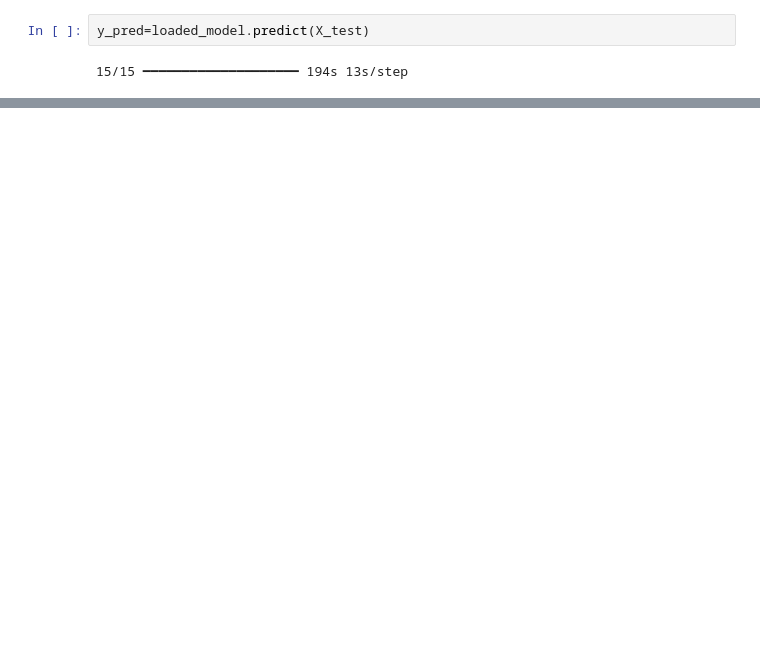
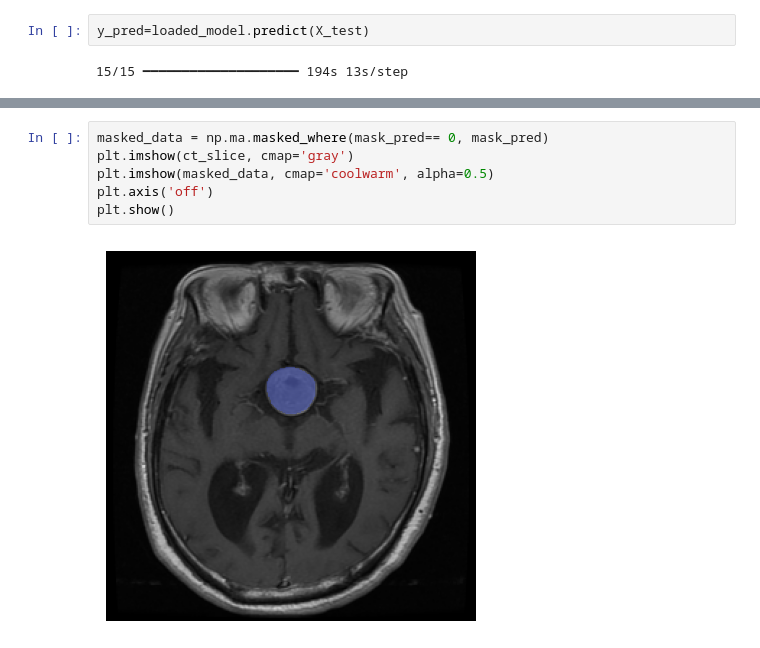
Before and after one commit to patrikpusztai10/BrainTumorSegmentation, a Jupyter notebook: TumorSegmentationWithMedicAI.ipynb, the cells around one changed output, grey strips where cells are left out. Drawn from its saved outputs; the diff is of its cells as text; blank space fills up the shorter version.

```diff
--- a/TumorSegmentationWithMedicAI.ipynb
+++ b/TumorSegmentationWithMedicAI.ipynb
@@ -86,0 +101,8 @@ plt.imshow(mask_pred, cmap='gray')
+# %%
+masked_data = np.ma.masked_where(mask_pred== 0, mask_pred)
+plt.imshow(ct_slice, cmap='gray')
+plt.imshow(masked_data, cmap='coolwarm', alpha=0.5)
+plt.axis('off')
+plt.show()
+# %% [output]
+[figure, added]
```
Also changed, not shown: parts of 14 cells of this notebook, 1 other file.
